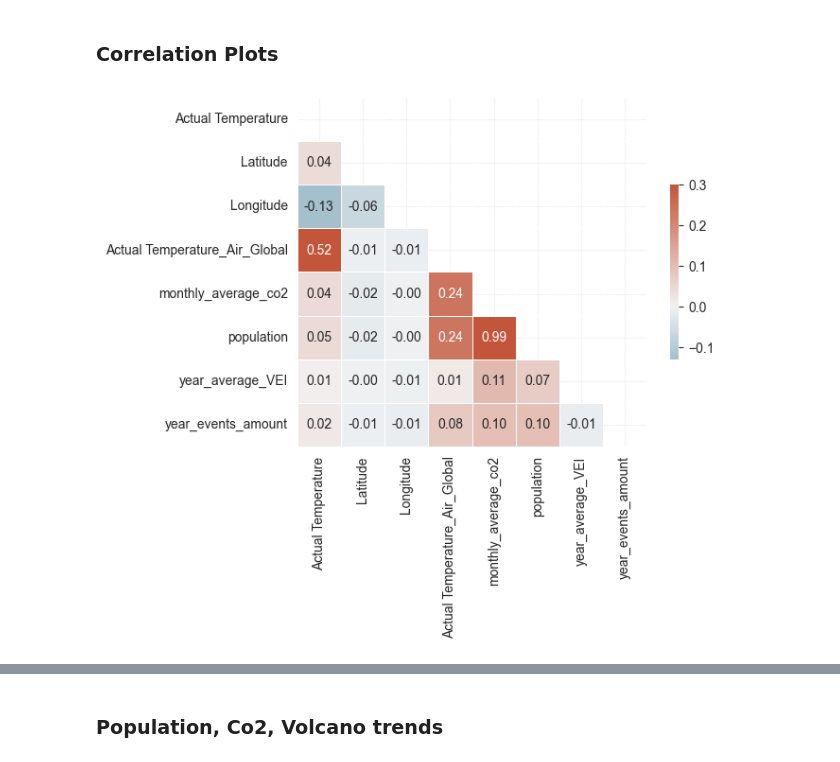
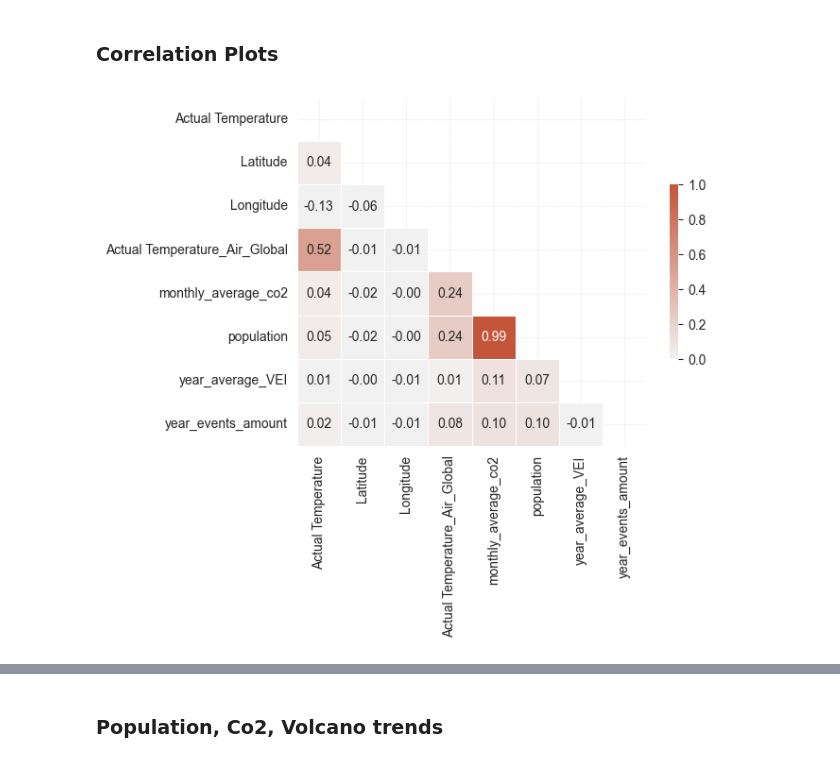
Before and after one commit to Rishabh-Thapliyal/Forecasting-Global-Climate-Change-Patterns-and-Analyzing-Impact, a Jupyter notebook: src/eda/eda_1.ipynb, the cells around one changed output, grey strips where cells are left out. Saved outputs shown, nothing was run; the diff lists cells and outputs as text; code cells hidden in the pictures.

```diff
--- a/src/eda/eda_1.ipynb
+++ b/src/eda/eda_1.ipynb
@@ -322,21 +332,21 @@ df_merged_sub["Longitude"] = df_merged['Longitude'].apply(lambda row: float(row.
 # %%
 corr = df_merged_sub[['Actual Temperature','Latitude','Longitude','Actual Temperature_Air_Global',
                'monthly_average_co2','population','year_average_VEI','year_events_amount']].corr()
 
 # Generate a mask for the upper triangle
 mask = np.triu(np.ones_like(corr, dtype=bool))
 
 # Set up the matplotlib figure
 # f, ax = plt.subplots(figsize=(10, 8))
 
 # Generate a custom diverging colormap
 cmap = sns.diverging_palette(230, 20, as_cmap=True)
 
 # Draw the heatmap with the mask and correct aspect ratio
 plt.grid(alpha=0.2)
-sns.heatmap(corr,mask=mask, cmap=cmap, vmax=.3, center=0,
+sns.heatmap(corr,mask=mask, cmap=cmap, vmax=1, vmin=0, center=0,
             square=True, linewidths=0.5, cbar_kws={"shrink": .5},
             xticklabels=True, yticklabels=True, annot=True, fmt = '0.2f',)
-plt.savefig('../eda_results/correlation.png')
+plt.savefig('../eda_results/correlation.png', bbox_inches='tight')
 # %% [output]
-[figure, old version]
+[figure, new version]
```
Also changed, not shown: parts of 19 cells of this notebook, 6 other files.
